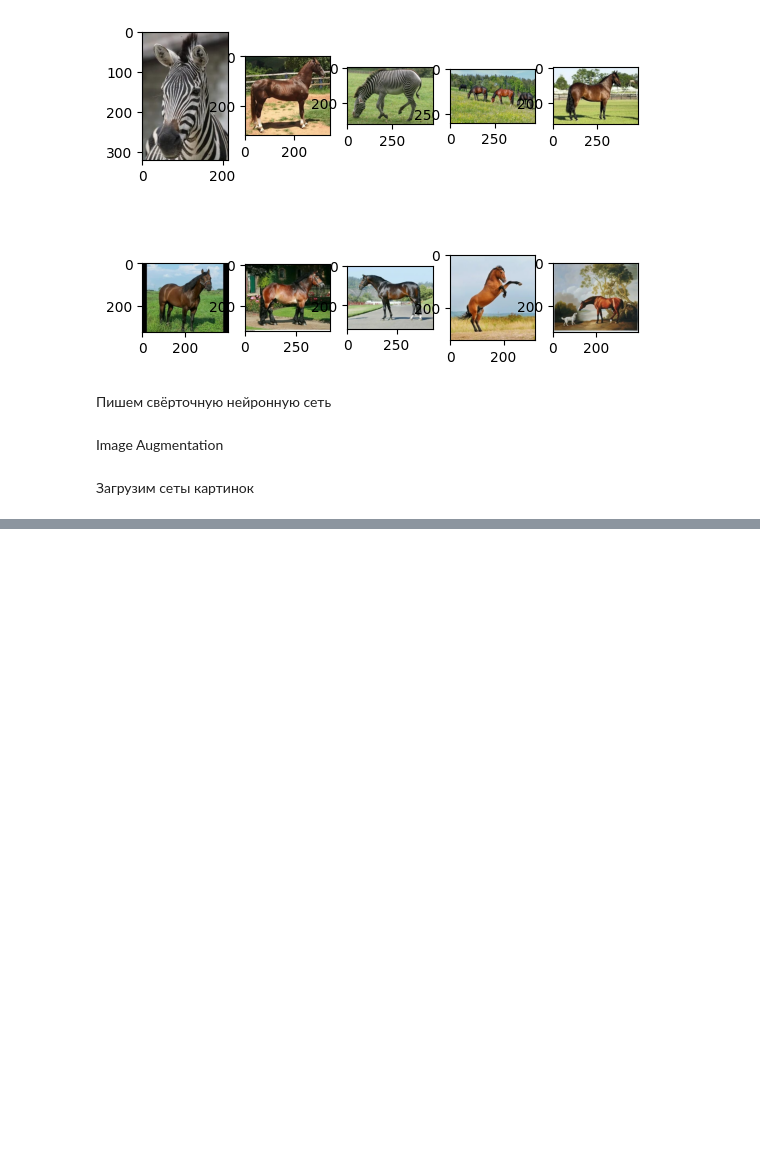
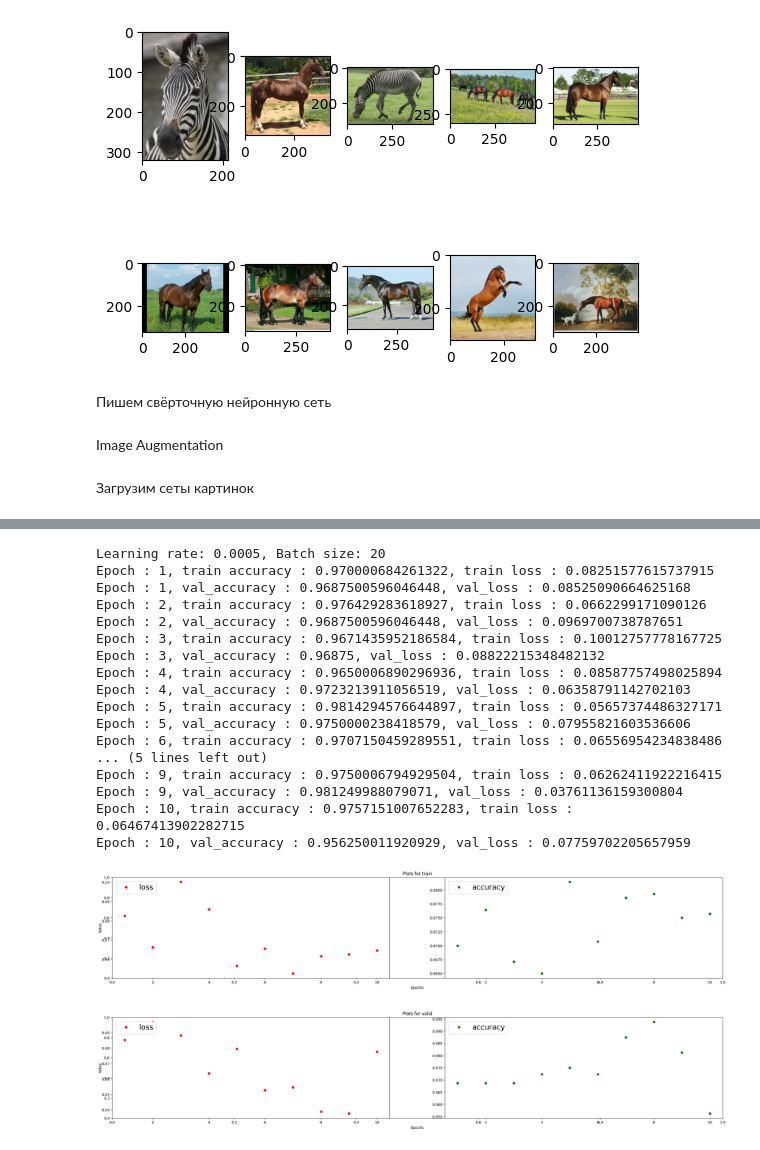
Before and after one commit to Cure232/AP_Lab5, a Jupyter notebook: ap_lab5.ipynb, the cells around one changed output, grey strips where cells are left out. Drawn from its saved outputs; the diff is of its cells as text; code cells hidden in the pictures; blank space fills up the shorter version.

```diff
--- a/ap_lab5.ipynb
+++ b/ap_lab5.ipynb
@@ -354,0 +463,30 @@ AttributeError: 'tuple' object has no attribute 'to'
+# %%
+print('Learning rate: 0.0005, Batch size: 20')
+
+optimizer = torch.optim.Adam(model.parameters(), lr=0.0005)
+
+train_loader = torch.utils.data.DataLoader(dataset = train_data, batch_size=20, shuffle=True )
+test_loader = torch.utils.data.DataLoader(dataset = test_data, batch_size=20, shuffle=True)
+val_loader = torch.utils.data.DataLoader(dataset = val_data, batch_size=20, shuffle=True)
+
+train_loop(train_loader, val_loader, epochs)
+# %% [output]
+Learning rate: 0.0005, Batch size: 20
+Epoch : 1, train accuracy : 0.970000684261322, train loss : 0.08251577615737915
+Epoch : 1, val_accuracy : 0.9687500596046448, val_loss : 0.08525090664625168
+Epoch : 2, train accuracy : 0.976429283618927, train loss : 0.0662299171090126
+Epoch : 2, val_accuracy : 0.9687500596046448, val_loss : 0.0969700738787651
+Epoch : 3, train accuracy : 0.9671435952186584, train loss : 0.10012757778167725
+Epoch : 3, val_accuracy : 0.96875, val_loss : 0.08822215348482132
+Epoch : 4, train accuracy : 0.9650006890296936, train loss : 0.08587757498025894
+Epoch : 4, val_accuracy : 0.9723213911056519, val_loss : 0.06358791142702103
+Epoch : 5, train accuracy : 0.9814294576644897, train loss : 0.05657374486327171
+Epoch : 5, val_accuracy : 0.9750000238418579, val_loss : 0.07955821603536606
+Epoch : 6, train accuracy : 0.9707150459289551, train loss : 0.06556954234838486
+... (5 lines left out)
+Epoch : 9, train accuracy : 0.9750006794929504, train loss : 0.06262411922216415
+Epoch : 9, val_accuracy : 0.981249988079071, val_loss : 0.03761136159300804
+Epoch : 10, train accuracy : 0.9757151007652283, train loss : 0.06467413902282715
+Epoch : 10, val_accuracy : 0.956250011920929, val_loss : 0.07759702205657959
+[figure, added]
+[figure, added]
```
Also changed, not shown: parts of 9 cells of this notebook.
